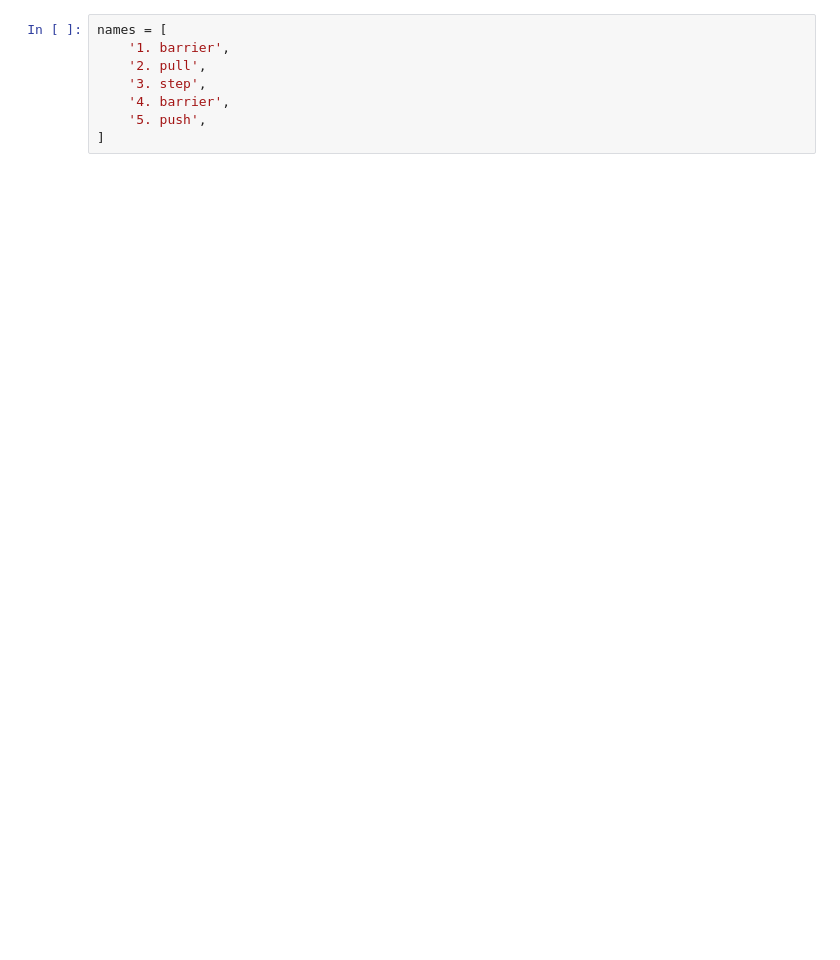
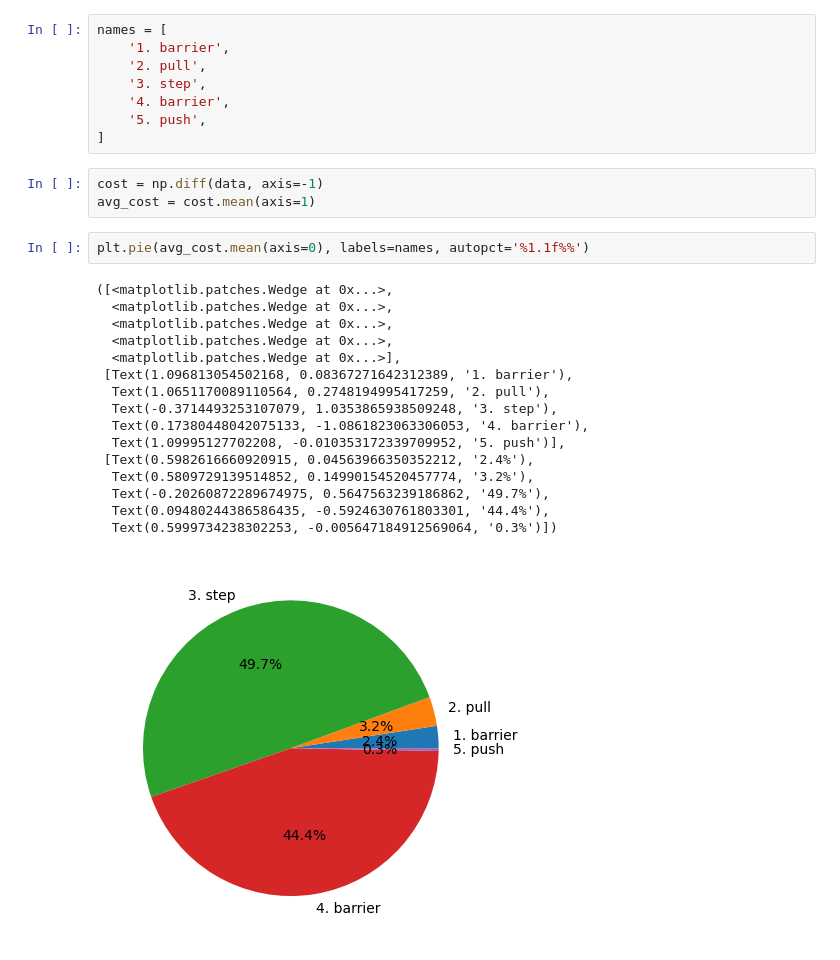
Before and after one commit to pku-liang/p2sim, a Jupyter notebook: analysis.ipynb, the cells around one changed output. Saved outputs shown, nothing was run; the diff lists cells and outputs as text; blank space fills up the shorter version.

```diff
--- a/analysis.ipynb
+++ b/analysis.ipynb
@@ -22,6 +47,28 @@ names = [
     '4. barrier',
     '5. push',
 ]
+# %%
+cost = np.diff(data, axis=-1)
+avg_cost = cost.mean(axis=1)
+# %%
+plt.pie(avg_cost.mean(axis=0), labels=names, autopct='%1.1f%%')
+# %% [output]
+([<matplotlib.patches.Wedge at 0x...>,
+  <matplotlib.patches.Wedge at 0x...>,
+  <matplotlib.patches.Wedge at 0x...>,
+  <matplotlib.patches.Wedge at 0x...>,
+  <matplotlib.patches.Wedge at 0x...>],
+ [Text(1.096813054502168, 0.08367271642312389, '1. barrier'),
+  Text(1.0651170089110564, 0.2748194995417259, '2. pull'),
+  Text(-0.3714493253107079, 1.0353865938509248, '3. step'),
+  Text(0.17380448042075133, -1.0861823063306053, '4. barrier'),
+  Text(1.09995127702208, -0.010353172339709952, '5. push')],
+ [Text(0.5982616660920915, 0.04563966350352212, '2.4%'),
+  Text(0.5809729139514852, 0.14990154520457774, '3.2%'),
+  Text(-0.20260872289674975, 0.5647563239186862, '49.7%'),
+  Text(0.09480244386586435, -0.5924630761803301, '44.4%'),
+  Text(0.5999734238302253, -0.005647184912569064, '0.3%')])
+[figure, added]
 # %%
 x = np.arange(cost.shape[0])
 items = []
```
Also changed, not shown: parts of 9 cells of this notebook, 19 other files.
